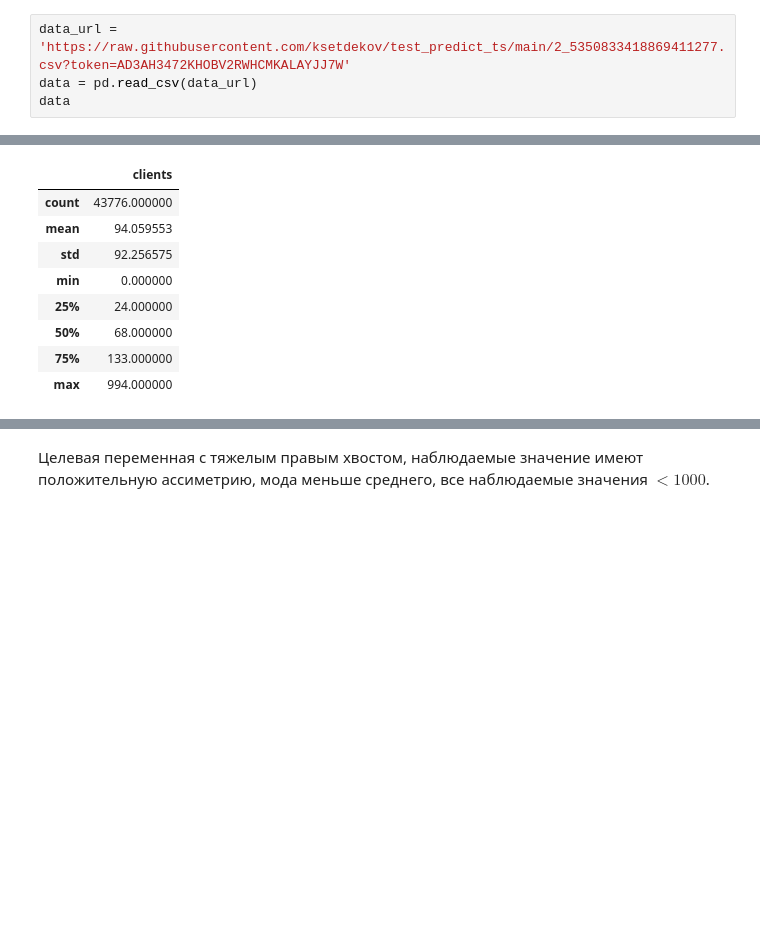
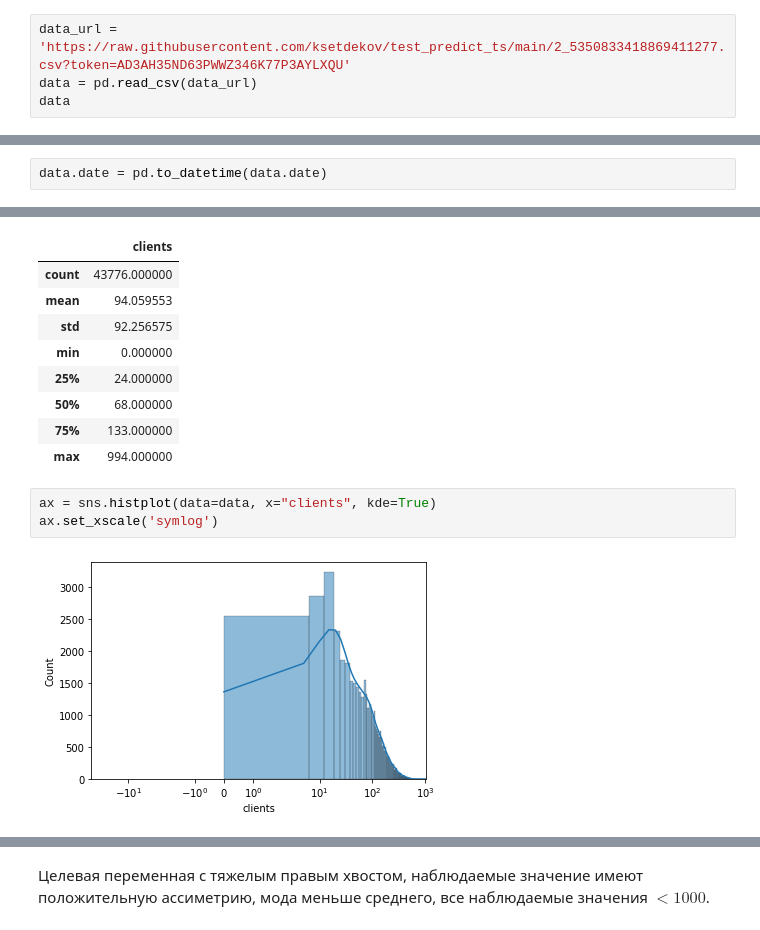
Before and after one commit to ksetdekov/test_predict_ts, a Jupyter notebook: analysis_and_fx.ipynb, the cells around one changed output, grey strips where cells are left out. Cells and saved outputs as stored; diff of their text form; blank space fills up the shorter version.

```diff
--- a/analysis_and_fx.ipynb
+++ b/analysis_and_fx.ipynb
@@ -10,5 +12,5 @@ import seaborn as sns
 # %%
-data_url = 'https://raw.githubusercontent.com/ksetdekov/test_predict_ts/main/2_5350833418869411277.csv?token=AD3AH3472KHOBV2RWHCMKALAYJJ7W'
+data_url = 'https://raw.githubusercontent.com/ksetdekov/test_predict_ts/main/2_5350833418869411277.csv?token=AD3AH35ND63PWWZ346K77P3AYLXQU'
 data = pd.read_csv(data_url)
 data
 # %% [output]
@@ -45,6 +47,8 @@ data.tail(30)
 | 43797 | NaN | NaN |
 | 43798 | NaN | NaN |
 | 43799 | NaN | NaN |
+# %%
+data.date = pd.to_datetime(data.date)
 # %%
 colors = ['#000099', '#ffff00']
 
@@ -70,3 +74,8 @@ data.describe()
 | 50% | 68.000000 |
 | 75% | 133.000000 |
 | max | 994.000000 |
+# %%
+ax = sns.histplot(data=data, x="clients", kde=True)
+ax.set_xscale('symlog')
+# %% [output]
+[figure, added]
```
Also changed, not shown: parts of 19 cells of this notebook.
